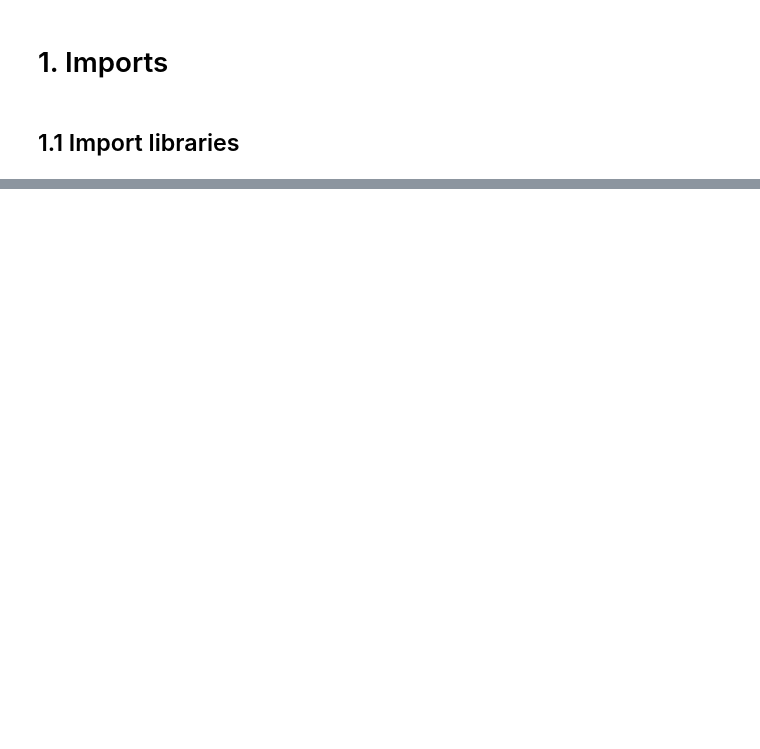
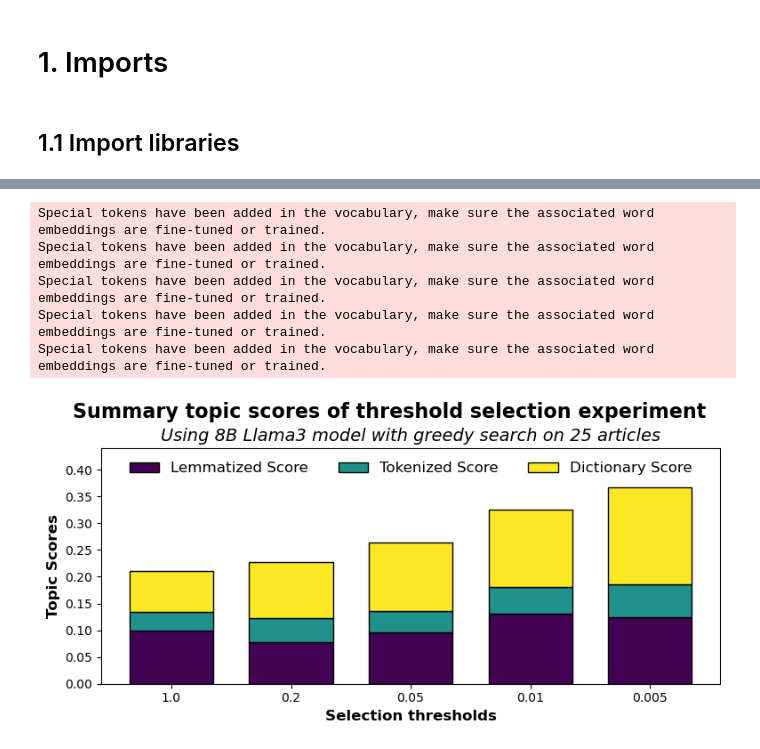
Before and after one commit to JoschkaCBraun/topical-decoding, a Jupyter notebook: topical_decoding/notebooks/plot_results/plot_logits_reweighting_results.ipynb, the cells around one changed output, grey strips where cells are left out. Cells and saved outputs as stored; diff of their text form; code cells hidden in the pictures; blank space fills up the shorter version.

```diff
--- a/topical_decoding/notebooks/plot_results/plot_logits_reweighting_results.ipynb
+++ b/topical_decoding/notebooks/plot_results/plot_logits_reweighting_results.ipynb
@@ -271,0 +72,5 @@ plot_rouge_scores(rouge_scores, NUM_ARTICLES)
+# %%
+experiment_results_file_path = os.path.join(data_dir, f'results_{EXPERIMENT_NAME}', f'{FILE_NAME}.json')
+with open(experiment_results_file_path, 'r', encoding='utf-8') as f:
+    experiment_results = json.load(f)
+print(json.dumps(experiment_results, indent=4))
@@ -271,0 +97,9 @@ plot_rouge_scores(rouge_scores, NUM_ARTICLES)
+# %%
+model = experiment_results['experiment_information']['EXPERIMENT_CONFIG']['model_alias']
+experiment_name = experiment_results['experiment_information']['EXPERIMENT_CONFIG']['experiment_name']
+num_articles = experiment_results['experiment_information']['DATASET_CONFIG']['num_articles']
+num_beams = experiment_results['experiment_information']['GENERATION_CONFIG']['num_beams']
+beam_info = "beam search" if num_beams > 1 else "greedy search"
+focus_types = experiment_results['experiment_information']['BASELINE_DICT']['focus_types']
+focus_labels = [focus_type.replace('_', ' ') for focus_type in focus_types]
+colors = ['#1f77b4', '#ff7f0e']
@@ -271,0 +295,5 @@ plot_rouge_scores(rouge_scores, NUM_ARTICLES)
+# %%
+experiment_results_file_path = os.path.join(data_dir, f'results_{EXPERIMENT_NAME}', f'{FILE_NAME}.json')
+with open(experiment_results_file_path, 'r', encoding='utf-8') as f:
+    experiment_results = json.load(f)
+print(json.dumps(experiment_results, indent=4))
@@ -271,0 +318,21 @@ plot_rouge_scores(rouge_scores, NUM_ARTICLES)
+# %%
+model = experiment_results['experiment_information']['EXPERIMENT_CONFIG']['model_alias']
+num_articles = experiment_results['experiment_information']['DATASET_CONFIG']['num_articles']
+experiment_name = experiment_results['experiment_information']['EXPERIMENT_CONFIG']['experiment_name']
+experiment_name_pretty = experiment_name.replace('_', ' ')
+model = experiment_results['experiment_information']['EXPERIMENT_CONFIG']['model_alias']
+num_articles = experiment_results['experiment_information']['DATASET_CONFIG']['num_articles']
+num_beams = experiment_results['experiment_information']['GENERATION_CONFIG']['num_beams']
+beam_info = "beam search" if num_beams > 1 else "greedy search"
+if experiment_name == 'constant_shift':
+    factors = experiment_results['experiment_information']['CONSTANT_SHIFT_DICT']['shift_constants']
+    factors_name = 'shift constants'
+elif experiment_name == 'factor_scaling':
+    factors = experiment_results['experiment_information']['FACTOR_SCALING_DICT']['scaling_factors']
+    factors_name = 'scaling factors'
+elif experiment_name == 'threshold_selection':
+    factors = experiment_results['experiment_information']['THRESHOLD_SELECTION_DICT']['selection_thresholds']
+    topical_encouragement = experiment_results['experiment_information']['THRESHOLD_SELECTION_DICT']['topical_encouragement']
+    factors_name = 'selection thresholds'
+else:
+    print(f"Invalid experiment name: {experiment_name}")
@@ -271,0 +420,9 @@ plot_rouge_scores(rouge_scores, NUM_ARTICLES)
+# %%
+plot_logits_reweighting_experiment_results_exhaustive(experiment_results=experiment_results, score_type='topic')
+# %% [output]
+Special tokens have been added in the vocabulary, make sure the associated word embeddings are fine-tuned or trained.
+Special tokens have been added in the vocabulary, make sure the associated word embeddings are fine-tuned or trained.
+Special tokens have been added in the vocabulary, make sure the associated word embeddings are fine-tuned or trained.
+Special tokens have been added in the vocabulary, make sure the associated word embeddings are fine-tuned or trained.
+Special tokens have been added in the vocabulary, make sure the associated word embeddings are fine-tuned or trained.
+[figure, added]
```
Also changed, not shown: parts of 49 cells of this notebook, 3 other files.
